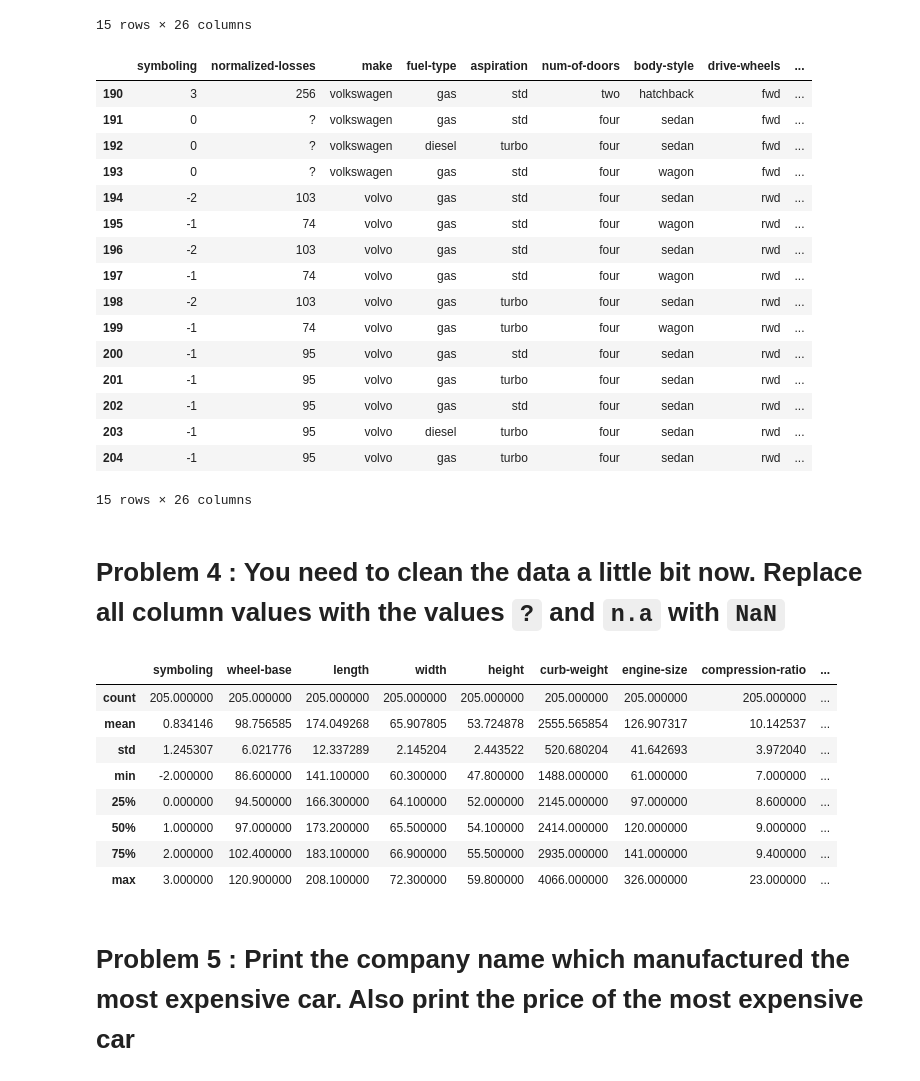
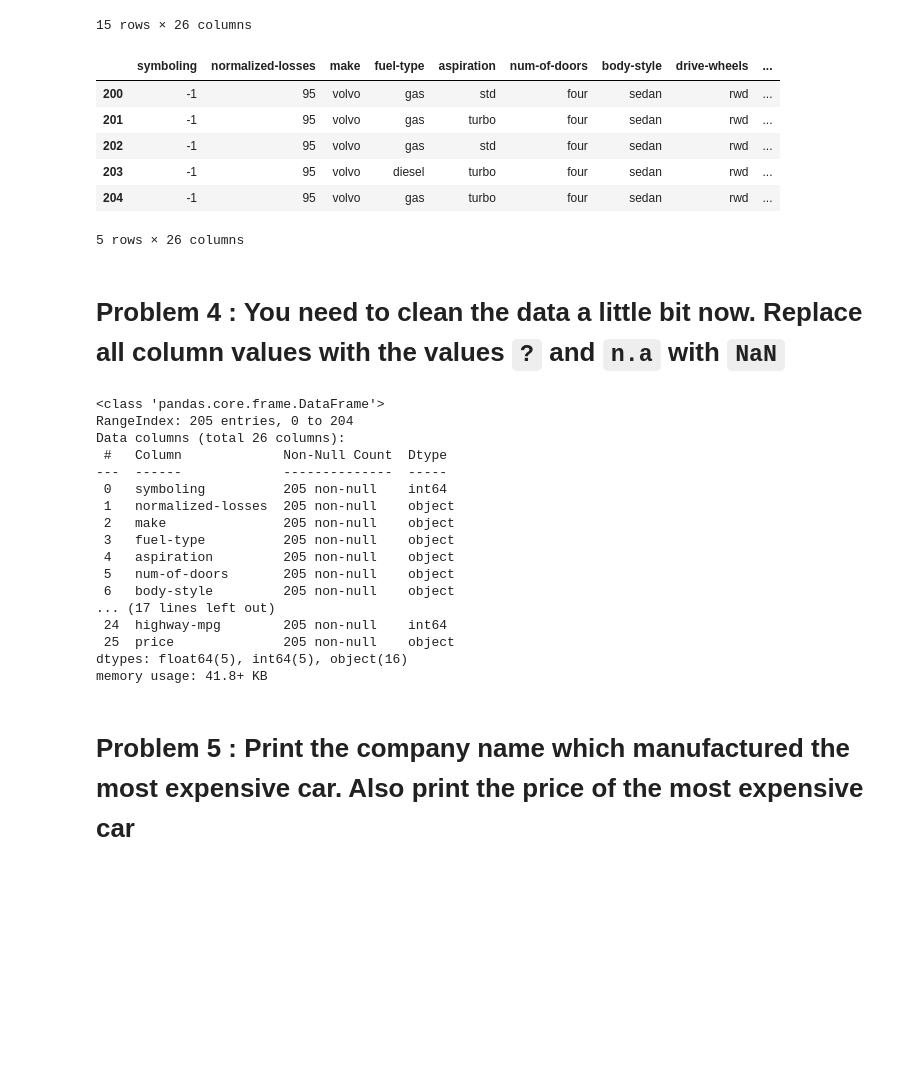
Before and after one commit to 143biswajit/Automobile_data_csv-analysis, a Jupyter notebook: Assignment_Pandas_Operations.ipynb, the cells around one changed output. Drawn from its saved outputs; the diff is of its cells as text; code cells hidden in the pictures; blank space fills up the shorter version.

```diff
--- a/Assignment_Pandas_Operations.ipynb
+++ b/Assignment_Pandas_Operations.ipynb
@@ -44,39 +44,38 @@ df.head(15)
 | 14 | 1 | ? | bmw | gas | std | four | sedan | rwd | ... |
 15 rows × 26 columns
 # %%
-df.tail(15)
+df.tail()
 # %% [output]
 |  | symboling | normalized-losses | make | fuel-type | aspiration | num-of-doors | body-style | drive-wheels | ... |
-| 190 | 3 | 256 | volkswagen | gas | std | two | hatchback | fwd | ... |
-| 191 | 0 | ? | volkswagen | gas | std | four | sedan | fwd | ... |
-| 192 | 0 | ? | volkswagen | diesel | turbo | four | sedan | fwd | ... |
-| 193 | 0 | ? | volkswagen | gas | std | four | wagon | fwd | ... |
-| 194 | -2 | 103 | volvo | gas | std | four | sedan | rwd | ... |
-| 195 | -1 | 74 | volvo | gas | std | four | wagon | rwd | ... |
-| 196 | -2 | 103 | volvo | gas | std | four | sedan | rwd | ... |
-| 197 | -1 | 74 | volvo | gas | std | four | wagon | rwd | ... |
-| 198 | -2 | 103 | volvo | gas | turbo | four | sedan | rwd | ... |
-| 199 | -1 | 74 | volvo | gas | turbo | four | wagon | rwd | ... |
 | 200 | -1 | 95 | volvo | gas | std | four | sedan | rwd | ... |
 | 201 | -1 | 95 | volvo | gas | turbo | four | sedan | rwd | ... |
 | 202 | -1 | 95 | volvo | gas | std | four | sedan | rwd | ... |
 | 203 | -1 | 95 | volvo | diesel | turbo | four | sedan | rwd | ... |
 | 204 | -1 | 95 | volvo | gas | turbo | four | sedan | rwd | ... |
-15 rows × 26 columns
+5 rows × 26 columns
 # %% [markdown]
 # <b>Problem 4 : You need to clean the data a little bit now. Replace all column values with the values <code>?</code> and <code>n.a</code> with <code>NaN</code>
 # %%
 # Your code here
-df.describe()
+
+df.info()
 # %% [output]
-|  | symboling | wheel-base | length | width | height | curb-weight | engine-size | compression-ratio | ... |
-| count | 205.000000 | 205.000000 | 205.000000 | 205.000000 | 205.000000 | 205.000000 | 205.000000 | 205.000000 | ... |
-| mean | 0.834146 | 98.756585 | 174.049268 | 65.907805 | 53.724878 | 2555.565854 | 126.907317 | 10.142537 | ... |
-| std | 1.245307 | 6.021776 | 12.337289 | 2.145204 | 2.443522 | 520.680204 | 41.642693 | 3.972040 | ... |
-| min | -2.000000 | 86.600000 | 141.100000 | 60.300000 | 47.800000 | 1488.000000 | 61.000000 | 7.000000 | ... |
-| 25% | 0.000000 | 94.500000 | 166.300000 | 64.100000 | 52.000000 | 2145.000000 | 97.000000 | 8.600000 | ... |
-| 50% | 1.000000 | 97.000000 | 173.200000 | 65.500000 | 54.100000 | 2414.000000 | 120.000000 | 9.000000 | ... |
-| 75% | 2.000000 | 102.400000 | 183.100000 | 66.900000 | 55.500000 | 2935.000000 | 141.000000 | 9.400000 | ... |
-| max | 3.000000 | 120.900000 | 208.100000 | 72.300000 | 59.800000 | 4066.000000 | 326.000000 | 23.000000 | ... |
+<class 'pandas.core.frame.DataFrame'>
+RangeIndex: 205 entries, 0 to 204
+Data columns (total 26 columns):
+ #   Column             Non-Null Count  Dtype
+---  ------             --------------  -----
+ 0   symboling          205 non-null    int64
+ 1   normalized-losses  205 non-null    object
+ 2   make               205 non-null    object
+ 3   fuel-type          205 non-null    object
+ 4   aspiration         205 non-null    object
+ 5   num-of-doors       205 non-null    object
+ 6   body-style         205 non-null    object
+... (17 lines left out)
+ 24  highway-mpg        205 non-null    int64
+ 25  price              205 non-null    object
+dtypes: float64(5), int64(5), object(16)
+memory usage: 41.8+ KB
 # %% [markdown]
 # <b>Problem 5 : Print the company name which manufactured the most expensive car. Also print the price of the most expensive car
```
Also changed, not shown: parts of 5 cells of this notebook.
